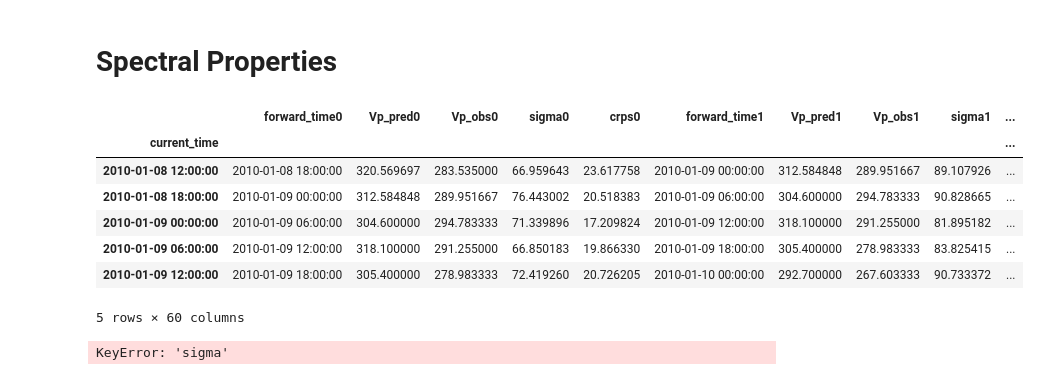
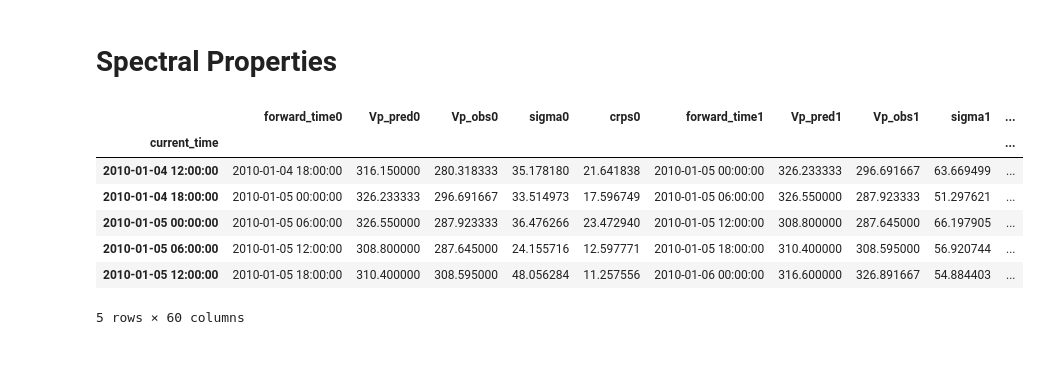
Before and after one commit to ddasilva/wsa_knn_uncertainty_v2, a Jupyter notebook: notebooks/Spectral Properties.ipynb, the cells around one changed output. Cells and saved outputs as stored; diff of their text form; code cells hidden in the pictures.

```diff
--- a/notebooks/Spectral Properties.ipynb
+++ b/notebooks/Spectral Properties.ipynb
@@ -11,17 +11,17 @@ import seaborn as sns
 
 sns.set()
 # %%
-df_dataset = pd.read_csv('../data/processed/processed_daysahead3_R000.csv', index_col=0)
+df_dataset = pd.read_csv(f'../data/processed/method2/k20/delta_window4/processed_daysahead3_R000.csv', index_col=0)
 df_dataset.index = pd.to_datetime(df_dataset.index)
 df_dataset.head()
 # %% [output]
 |  | forward_time0 | Vp_pred0 | Vp_obs0 | sigma0 | crps0 | forward_time1 | Vp_pred1 | Vp_obs1 | sigma1 | ... |
 | current_time |  |  |  |  |  |  |  |  |  | ... |
-| 2010-01-08 12:00:00 | 2010-01-08 18:00:00 | 320.569697 | 283.535000 | 66.959643 | 23.617758 | 2010-01-09 00:00:00 | 312.584848 | 289.951667 | 89.107926 | ... |
-| 2010-01-08 18:00:00 | 2010-01-09 00:00:00 | 312.584848 | 289.951667 | 76.443002 | 20.518383 | 2010-01-09 06:00:00 | 304.600000 | 294.783333 | 90.828665 | ... |
-| 2010-01-09 00:00:00 | 2010-01-09 06:00:00 | 304.600000 | 294.783333 | 71.339896 | 17.209824 | 2010-01-09 12:00:00 | 318.100000 | 291.255000 | 81.895182 | ... |
-| 2010-01-09 06:00:00 | 2010-01-09 12:00:00 | 318.100000 | 291.255000 | 66.850183 | 19.866330 | 2010-01-09 18:00:00 | 305.400000 | 278.983333 | 83.825415 | ... |
-| 2010-01-09 12:00:00 | 2010-01-09 18:00:00 | 305.400000 | 278.983333 | 72.419260 | 20.726205 | 2010-01-10 00:00:00 | 292.700000 | 267.603333 | 90.733372 | ... |
+| 2010-01-04 12:00:00 | 2010-01-04 18:00:00 | 316.150000 | 280.318333 | 35.178180 | 21.641838 | 2010-01-05 00:00:00 | 326.233333 | 296.691667 | 63.669499 | ... |
+| 2010-01-04 18:00:00 | 2010-01-05 00:00:00 | 326.233333 | 296.691667 | 33.514973 | 17.596749 | 2010-01-05 06:00:00 | 326.550000 | 287.923333 | 51.297621 | ... |
+| 2010-01-05 00:00:00 | 2010-01-05 06:00:00 | 326.550000 | 287.923333 | 36.476266 | 23.472940 | 2010-01-05 12:00:00 | 308.800000 | 287.645000 | 66.197905 | ... |
+| 2010-01-05 06:00:00 | 2010-01-05 12:00:00 | 308.800000 | 287.645000 | 24.155716 | 12.597771 | 2010-01-05 18:00:00 | 310.400000 | 308.595000 | 56.920744 | ... |
+| 2010-01-05 12:00:00 | 2010-01-05 18:00:00 | 310.400000 | 308.595000 | 48.056284 | 11.257556 | 2010-01-06 00:00:00 | 316.600000 | 326.891667 | 54.884403 | ... |
 5 rows × 60 columns
 # %%
 # sampling frequency (Hz)
@@ -30,9 +30,7 @@ dt = (df_dataset.index[1] - df_dataset.index[0]).total_seconds() / timedelta(day
 fs = 1.0 / dt
 
 # compute PSD with Welch’s method
-freqs, psd = welch(df_dataset['sigma'], fs=fs, nperseg=256)
+freqs, psd = welch(df_dataset['sigma11'], fs=fs, nperseg=256)
-# %% [output]
-KeyError: 'sigma'
 # %%
 # plot
 plt.figure(figsize=(8,3))
```
Also changed, not shown: parts of 1 cell of this notebook, 14 other files.
